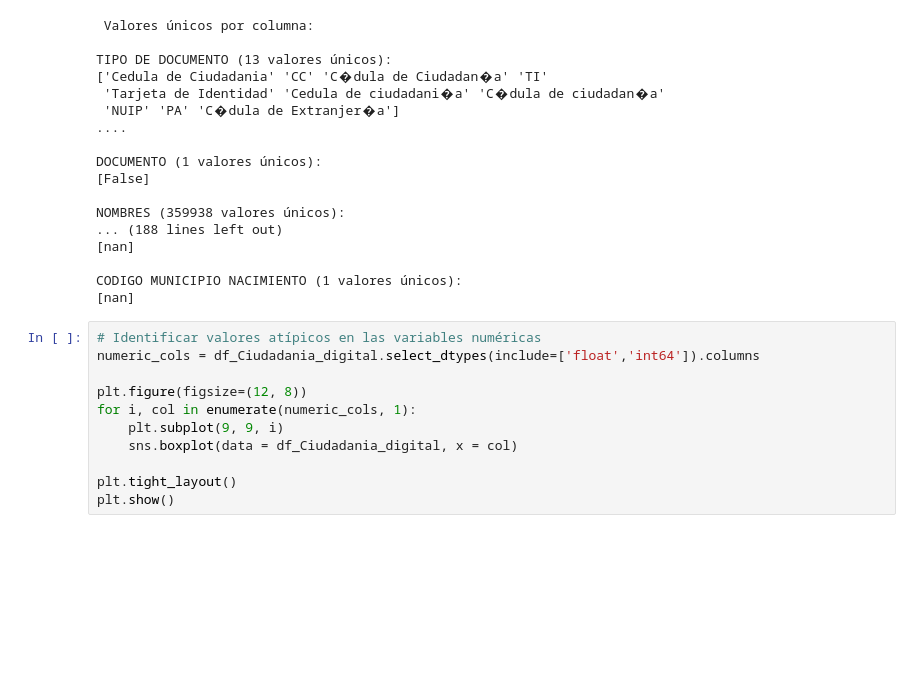
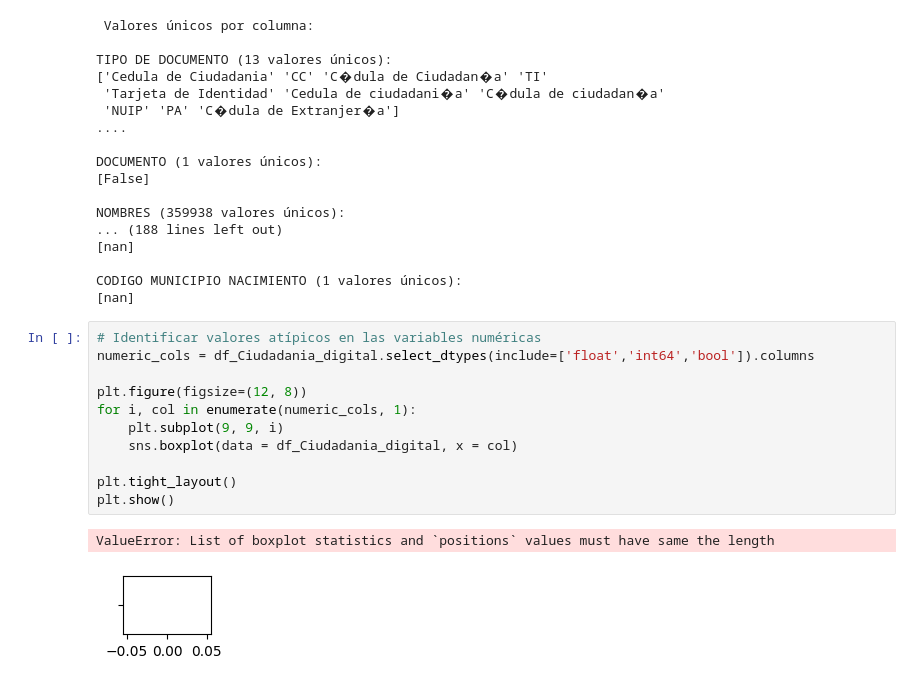
Before and after one commit to Dalivi83/analisisyvisualizaciondata, a Jupyter notebook: laboratorio2.ipynb, the cells around one changed output. Saved outputs shown, nothing was run; the diff lists cells and outputs as text; blank space fills up the shorter version.

```diff
--- a/laboratorio2.ipynb
+++ b/laboratorio2.ipynb
@@ -190,12 +190,15 @@ CODIGO MUNICIPIO NACIMIENTO (1 valores únicos):
 [nan]
 # %%
 # Identificar valores atípicos en las variables numéricas
-numeric_cols = df_Ciudadania_digital.select_dtypes(include=['float','int64']).columns
+numeric_cols = df_Ciudadania_digital.select_dtypes(include=['float','int64','bool']).columns
 
 plt.figure(figsize=(12, 8))
 for i, col in enumerate(numeric_cols, 1):
     plt.subplot(9, 9, i)
     sns.boxplot(data = df_Ciudadania_digital, x = col)
 
 plt.tight_layout()
 plt.show()
+# %% [output]
+ValueError: List of boxplot statistics and `positions` values must have same the length
+[figure, added]
```
